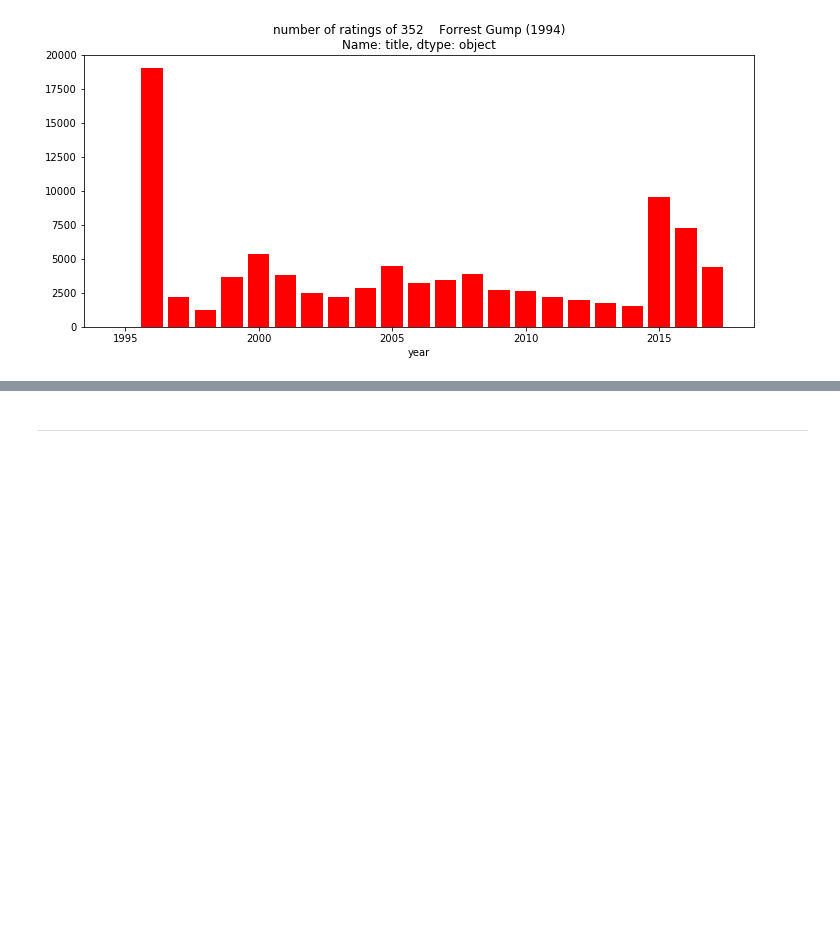
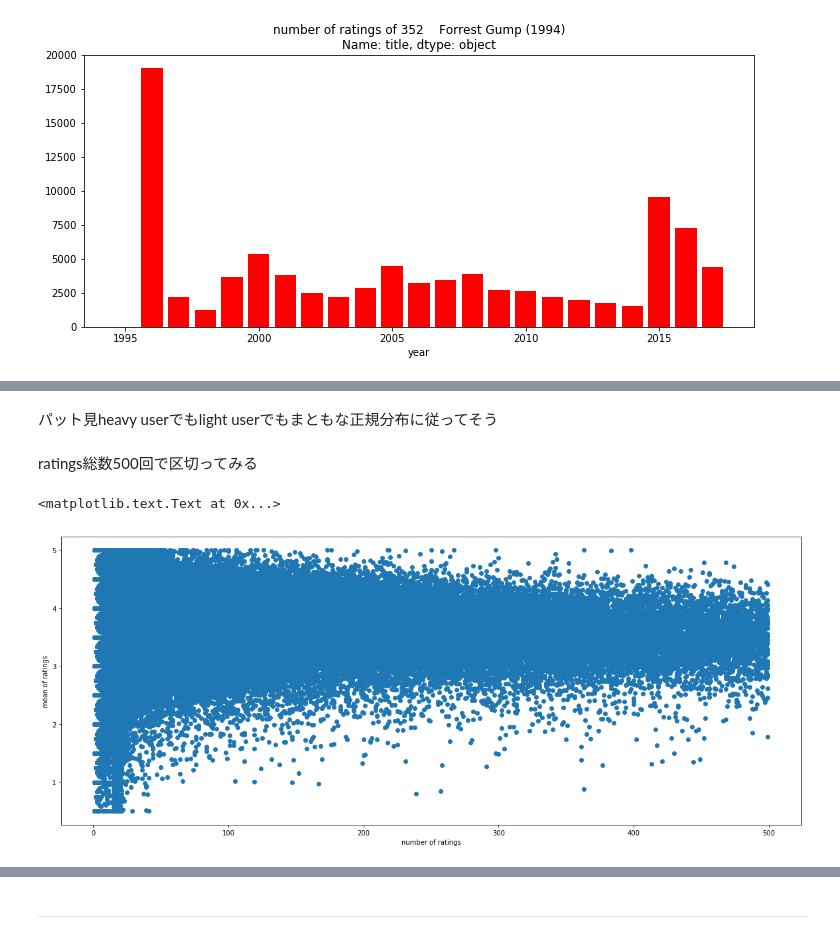
Before and after one commit to gci-team4/movie_yoshida, a Jupyter notebook: MovieLens.ipynb, the cells around one changed output, grey strips where cells are left out. Cells and saved outputs as stored; diff of their text form; code cells hidden in the pictures; blank space fills up the shorter version.

```diff
--- a/MovieLens.ipynb
+++ b/MovieLens.ipynb
@@ -654,0 +765,13 @@ plt.title('number of ratings of %s' %movies[movies.movieId==n].title)
+# %% [markdown]
+パット見heavy userでもlight userでもまともな正規分布に従ってそう
+# %% [markdown]
+ratings総数500回で区切ってみる
+# %%
+figsize(20, 8)
+
+plt.scatter(rating_num_ave[rating_num_ave.num_of_ratings<500].num_of_ratings, rating_num_ave[rating_num_ave.num_of_ratings<500].rating)
+plt.xlabel('number of ratings')
+plt.ylabel('mean of ratings')
+# %% [output]
+<matplotlib.text.Text at 0x...>
+[figure, added]
```
Also changed, not shown: parts of 21 cells of this notebook.
